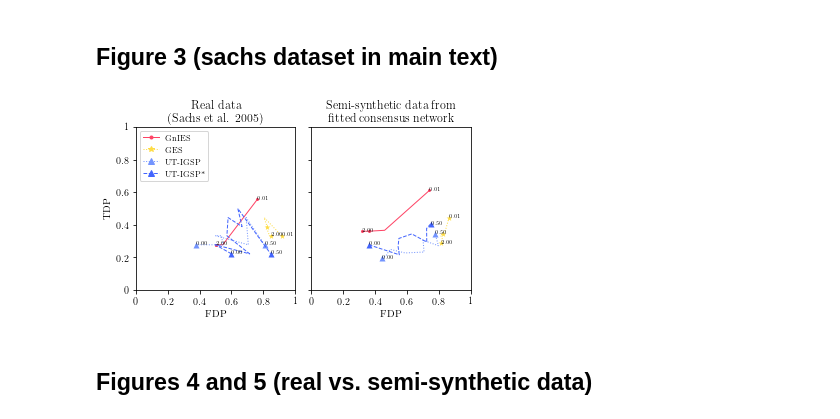
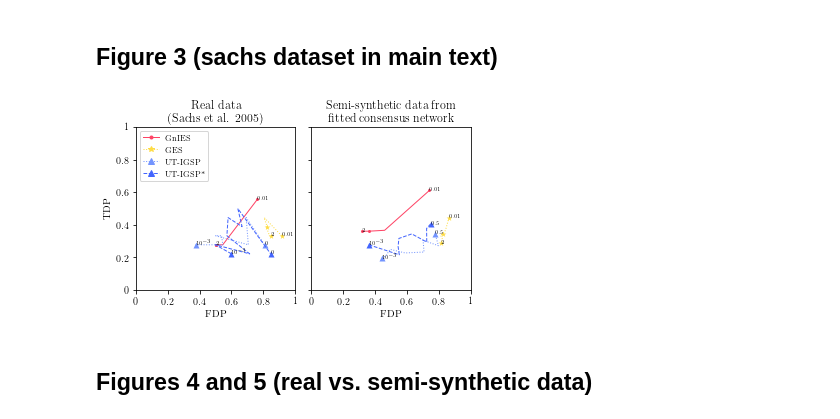
Before and after one commit to juangamella/gnies-paper, a Jupyter notebook: figures_sachs_experiments.ipynb, the cells around one changed output. Cells and saved outputs as stored; diff of their text form; code cells hidden in the pictures.

```diff
--- a/figures_sachs_experiments.ipynb
+++ b/figures_sachs_experiments.ipynb
@@ -205,3 +204,6 @@ fdp_drf_hsic, tdp_drf_hsic, alphas_drf_hsic = fdp_hsic, tdp_hsic, alphas_hsic
+# %%
+t1e_drf_gauss, t2e_drf_gauss, alphas_drf_gauss = t1e_gauss, t2e_gauss, alphas_gauss
+t1e_drf_hsic, t2e_drf_hsic, alphas_drf_hsic = t1e_hsic, t2e_hsic, alphas_hsic
 # %%
 text = True
 textsize = 5
@@ -278,9 +280,9 @@ for i in range(9):
     if i == 0:
         ax0 = ax
     # Plot UT-IGSP
-    plot_metric(ax, fdp_gauss[i], tdp_gauss[i], alphas_gauss[i], 'ut_igsp', [0,len(alphas_gauss[i])-1], ["%0.2f", "%0.2f"])
+    plot_metric(ax, t1e_gauss[i], t2e_gauss[i], alphas_gauss[i], 'ut_igsp', [0,len(alphas_gauss[i])-1], ["%0.2f", "%0.1f"])
     # Plot UT-IGSP*
-    plot_metric(ax, fdp_hsic[i], tdp_hsic[i], alphas_hsic[i], 'ut_igsp_hsic', [0,len(alphas_hsic[i])-1], ["%0.2f", "%0.2f"])
+    plot_metric(ax, t1e_hsic[i], t2e_hsic[i], alphas_hsic[i], 'ut_igsp_hsic', [0,len(alphas_hsic[i])-1], ["%0.2f", "%0.1f"])
     set_ax(ax, yticks=i % 3 == 0, xticks=i >= 6)
     ax.text(0.025,0.025,"Obs. env. = %s" % env_names[i+1])
 # Build legend
@@ -328,13 +330,13 @@ gnies_y_drf = np.nanmean(gnies_metrics_drf[metrics.type_2_structc], axis=(0,3))
 # %%
 j = 2
 # %%
-ut_igsp_x_real, ut_igsp_y_real, ut_igsp_alphas_real = fdp_real_gauss[j], tdp_real_gauss[j], alphas_real_gauss[j]
-ut_igsp_x_drf, ut_igsp_y_drf, ut_igsp_alphas_drf = fdp_drf_gauss[j], tdp_drf_gauss[j], alphas_drf_gauss[j]
+ut_igsp_x_real, ut_igsp_y_real, ut_igsp_alphas_real = t1e_real_gauss[j], t2e_real_gauss[j], alphas_real_gauss[j]
+ut_igsp_x_drf, ut_igsp_y_drf, ut_igsp_alphas_drf = t1e_drf_gauss[j], t2e_drf_gauss[j], alphas_drf_gauss[j]
 # %% [markdown]
 **UT-IGSP***
 # %%
-ut_igsp_hsic_x_real, ut_igsp_hsic_y_real, ut_igsp_hsic_alphas_real = fdp_real_hsic[j], tdp_real_hsic[j], alphas_real_hsic[j]
-ut_igsp_hsic_x_drf, ut_igsp_hsic_y_drf, ut_igsp_hsic_alphas_drf = fdp_drf_hsic[j], tdp_drf_hsic[j], alphas_drf_hsic[j]
+ut_igsp_hsic_x_real, ut_igsp_hsic_y_real, ut_igsp_hsic_alphas_real = t1e_real_hsic[j], t2e_real_hsic[j], alphas_real_hsic[j]
+ut_igsp_hsic_x_drf, ut_igsp_hsic_y_drf, ut_igsp_hsic_alphas_drf = t1e_drf_hsic[j], t2e_drf_hsic[j], alphas_drf_hsic[j]
 # %% [markdown]
 **GES**
 # %%
@@ -415,17 +417,23 @@ def set_ax(ax, yticks=True):
     ax.set_xticklabels(ticks)
     ax.set_yticklabels(ticks) if yticks else ax.set_yticklabels([])
 
-def plot_metric(ax, values_x, values_y, lambdas, method, points, text):
+def plot_metric(ax, values_x, values_y, lambdas, method, points, text, gray=False):
+    c = '#aaaaaa' if gray else color[method]
     values_y = 1 - values_y
-    ax.plot(values_x, values_y, color=color[method], linestyle=style[method], **lineopts)
+    ax.plot(values_x, values_y, color=c, linestyle=style[method], **lineopts)
     for j, l in enumerate(lambdas):
         #ax.scatter(values_x[j], values_y[j], color=color[method], marker=".", linewidth=0)
         if j==0 and text[0] is not None:
-            ax.text(values_x[j], values_y[j], "$%0.2f$" % l, fontsize=textsize)
+            if l <= 0.001:
+                l = np.log10(l)
+                fmt = "$10^{%d}$"
+            else:
+                fmt = "$"+text[0]+"$"
+            ax.text(values_x[j], values_y[j], fmt % l, fontsize=textsize, ha="left")
         if l==lambdas[-1] and text[1] is not None:
-            ax.text(values_x[j], values_y[j], "$%0.2f$" % l, fontsize=textsize)
+            ax.text(values_x[j], values_y[j], ("$"+text[1]+"$") % l, fontsize=textsize, ha="left")
         if j in points:
-            ax.scatter(values_x[j], values_y[j], color=color[method], marker=marker[method], linewidth=0)
+            ax.scatter(values_x[j], values_y[j], color=c, marker=marker[method], linewidth=0)
 
 cols = 3 if plot_gauss else 2
 gs = gridspec.GridSpec(1, cols, wspace=0.10, hspace=0.2)
@@ -456,9 +464,9 @@ if plot_gauss:
     # Plot GnIES
     plot_metric(ax, gnies_x_gauss, gnies_y_gauss, gnies_lambdas, 'gnies', [0,2,len(gnies_lambdas)-1], ["%0.2f", "%d"])
     # Plot UT-IGSP
-    plot_metric(ax, ut_igsp_x_gauss, ut_igsp_y_gauss, ut_igsp_alphas_gauss, 'ut_igsp', [0,len(ut_igsp_alphas_gauss)-1], ["%0.2f", "%d"])
+    plot_metric(ax, ut_igsp_x_gauss, ut_igsp_y_gauss, ut_igsp_alphas_gauss, 'ut_igsp', [0,len(ut_igsp_alphas_gauss)-1], ["%0.2f", "%0.1f"])
     # Plot UT-IGSP*
-    plot_metric(ax, ut_igsp_hsic_x_gauss, ut_igsp_hsic_y_gauss, ut_igsp_hsic_alphas_gauss, 'ut_igsp_hsic', [0,len(ut_igsp_hsic_alphas_gauss)-1], ["%0.2f", "%d"])
+    plot_metric(ax, ut_igsp_hsic_x_gauss, ut_igsp_hsic_y_gauss, ut_igsp_hsic_alphas_gauss, 'ut_igsp_hsic', [0,len(ut_igsp_hsic_alphas_gauss)-1], ["%0.2f", "%0.1f"])
     # Plot GES
     plot_metric(ax, ges_x_gauss, ges_y_gauss, ges_lambdas, 'ges', [0,2,len(ges_lambdas)-1], ["%0.2f", "%d"])
     set_ax(ax, yticks=False)
@@ -469,36 +477,36 @@ if plot_gauss:
 plt.subplot(gs[2 if plot_gauss else 1])
 ax = plt.gca()
 # Plot GnIES
 plot_metric(ax, gnies_x_drf, gnies_y_drf, gnies_lambdas, 'gnies', [0,2,len(gnies_lambdas)-1], ["%0.2f", "%d"])
 # Plot UT-IGSP
-plot_metric(ax, ut_igsp_x_drf, ut_igsp_y_drf, ut_igsp_alphas_drf, 'ut_igsp', [0,len(ut_igsp_alphas_drf)-1], ["%0.2f", "%d"])
+plot_metric(ax, ut_igsp_x_drf, ut_igsp_y_drf, ut_igsp_alphas_drf, 'ut_igsp', [0,len(ut_igsp_alphas_drf)-1], ["%0.2f", "%0.1f"])
 # Plot UT-IGSP*
-plot_metric(ax, ut_igsp_hsic_x_drf, ut_igsp_hsic_y_drf, ut_igsp_hsic_alphas_drf, 'ut_igsp_hsic', [0,len(ut_igsp_hsic_alphas_drf)-1], ["%0.2f", "%d"])
+plot_metric(ax, ut_igsp_hsic_x_drf, ut_igsp_hsic_y_drf, ut_igsp_hsic_alphas_drf, 'ut_igsp_hsic', [0,len(ut_igsp_hsic_alphas_drf)-1], ["%0.2f", "%0.1f"])
 # Plot GES
 plot_metric(ax, ges_x_drf, ges_y_drf, ges_lambdas, 'ges', [0,2,len(ges_lambdas)-1], ["%0.2f", "%d"])
 set_ax(ax, yticks=False)
 #ax.set_title("Data from fitted DRF SCM")
 ax.set_title("Semi-synthetic data with consensus\nnetwork as ground truth")
 ax.set_title("Semi-synthetic data from\nfitted consensus network")
 #ax.set_title("Semi-synthetic data\n(ground truth=consensus network)")
 
 # Build legend
 method_entries = [Line2D([0], [0],
                          linewidth=1,
                          linestyle=style[method],
                          marker=marker[method],
                          color=color[method]) for method in print_names.keys()]
 method_str = list(print_names.values())
 ax0.legend(method_entries, #+ sample_size_entries
           method_str, # + sample_size_str
           prop={'size':8},
           loc='upper left',
         ncol=1)
 
 filename = 'figures/figure_sachs_both.pdf'
 plt.savefig(filename, bbox_inches='tight')
 # %% [output]
-[figure, old version]
+[figure, new version]
 # %% [markdown]
 ## Figures 4 and 5 (real vs. semi-synthetic data)
 # %%
```
Also changed, not shown: parts of 8 cells of this notebook.
